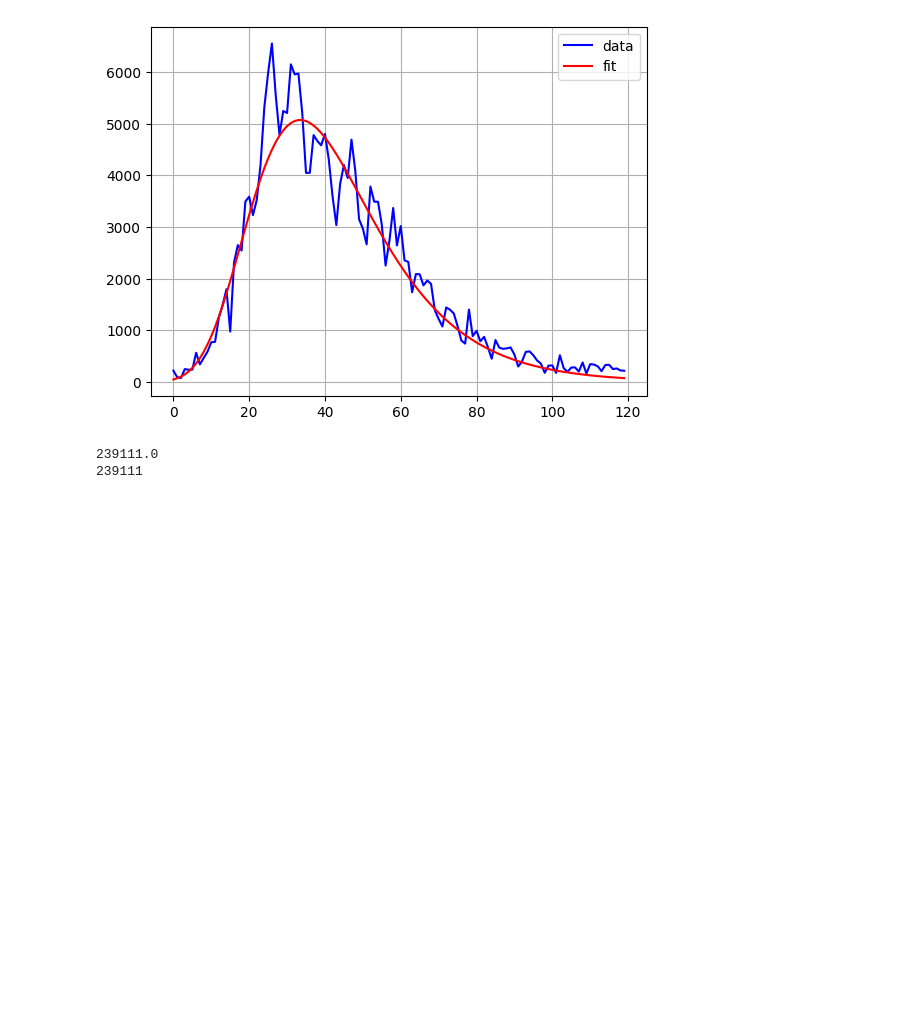
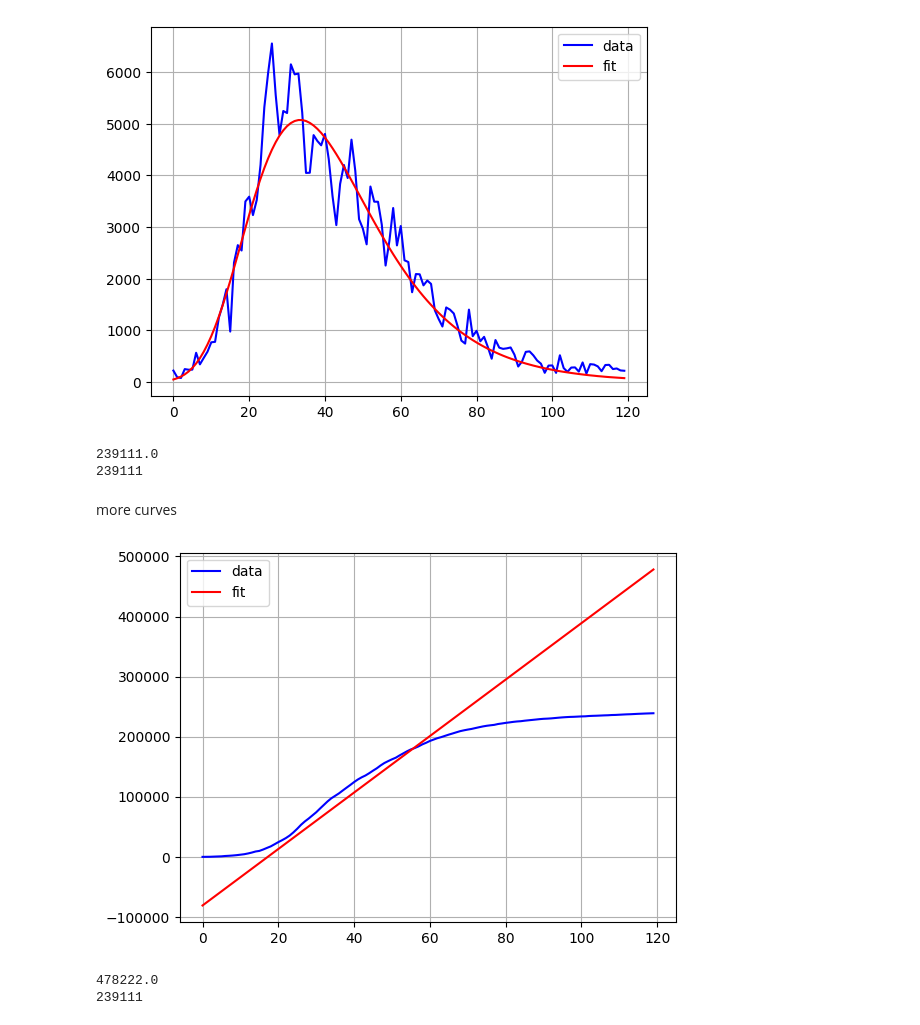
Before and after one commit to Adrianominora/Wave, a Jupyter notebook: script/Fit_lmfit.ipynb, the cells around one changed output. Drawn from its saved outputs; the diff is of its cells as text; code cells hidden in the pictures; blank space fills up the shorter version.

Commit message:
richardson more curves

```diff
--- a/script/Fit_lmfit.ipynb
+++ b/script/Fit_lmfit.ipynb
@@ -59,3 +61,5 @@ print(cum_pos[-1])
 [figure]
 239111.0
 239111
+# %% [markdown]
+more curves
@@ -61,0 +68,74 @@ print(cum_pos[-1])
+# %%
+cum_pos=np.cumsum(new_pos)
+d0=cum_pos[0]
+n_curves = 2
+
+####functions
+def make_param_0(n = 1):
+    params = Parameters()
+    params.add("n", n, vary = False)
+
+    for i in range(n):
+        params.add(f"K{i}", 5.68845650e+09, min=0)
+        params.add(f"r{i}", 6.10297694e-02, min=0)
+        params.add(f"tm{i}", -1.32496724e+02,)
+        params.add(f"nu{i}", 4.13305862e-05, min=0)
+        params.add(f"d{i}", d0)#, vary = False)
+
+    params['d0'].vary = False
+
+    return params
+
+# Define the Richardson bell curve function
+def richardson(t, K, r, tm, nu):
+    return np.int32(r*K*np.exp(-r*(t-tm))/((1+np.exp(-r*(t-tm)))**(1/nu)*(1+np.exp(-r*(t-tm)))))
+
+# Fit on the S curve
+def cum_richardson(t, K, r, tm, nu, d):
+    return np.cumsum(richardson(t, K, r, tm, nu)) + d + (cum_pos[-1]-d-np.cumsum(richardson(t, K, r, tm, nu))[-1])/(t[-1]-t[0])*(t-t[0])
+
+
+def cum_richardson_n(t, n, **kwargs):
+    sum = np.zeros(np.shape(t)[0])
+    for i in range(n):
+        sum += cum_richardson(t, K = kwargs[f"K{i}"],
+                             r = kwargs[f"r{i}"], tm = kwargs[f"tm{i}"],
+                             nu = kwargs[f"nu{i}"], d = kwargs[f"d{i}"])
+    return sum
+
+################
+
+
+
+t= np.arange(t0,T)
+
+# create model
+fmodel = Model(cum_richardson_n)
+# create parameters -- these are named from the function arguments --
+# giving initial values
+params = make_param_0(n = n_curves)
+
+# fit the model
+result = fmodel.fit(cum_pos, params, t=t)
+sigma = result.eval_uncertainty()
+
+plt.figure()
+plt.plot(t, cum_pos, 'b-', label='data')
+plt.plot(t, result.best_fit, 'r-', label='fit')
+plt.legend()
+plt.grid(True)
+plt.show()
+
+# plt.figure()
+# plt.plot(t, new_pos, 'b-', label='data')
+# plt.plot(t, richardson(t, result.params['K'].value, result.params['r'].value, result.params['tm'].value, result.params['nu'].value), 'r-', label='fit')
+# plt.legend()
+# plt.grid(True)
+# plt.show()
+
+print(result.best_fit[-1])
+print(cum_pos[-1])
+# %% [output]
+[figure, added]
+478222.0
+239111
```
Also changed, not shown: parts of 4 cells of this notebook.
